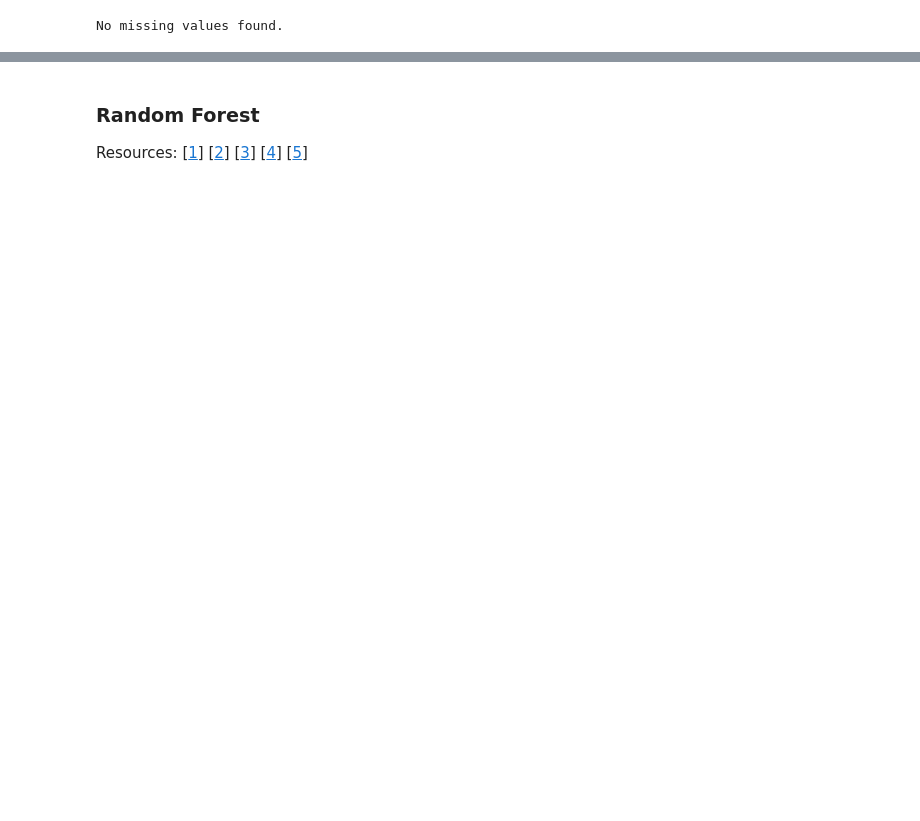
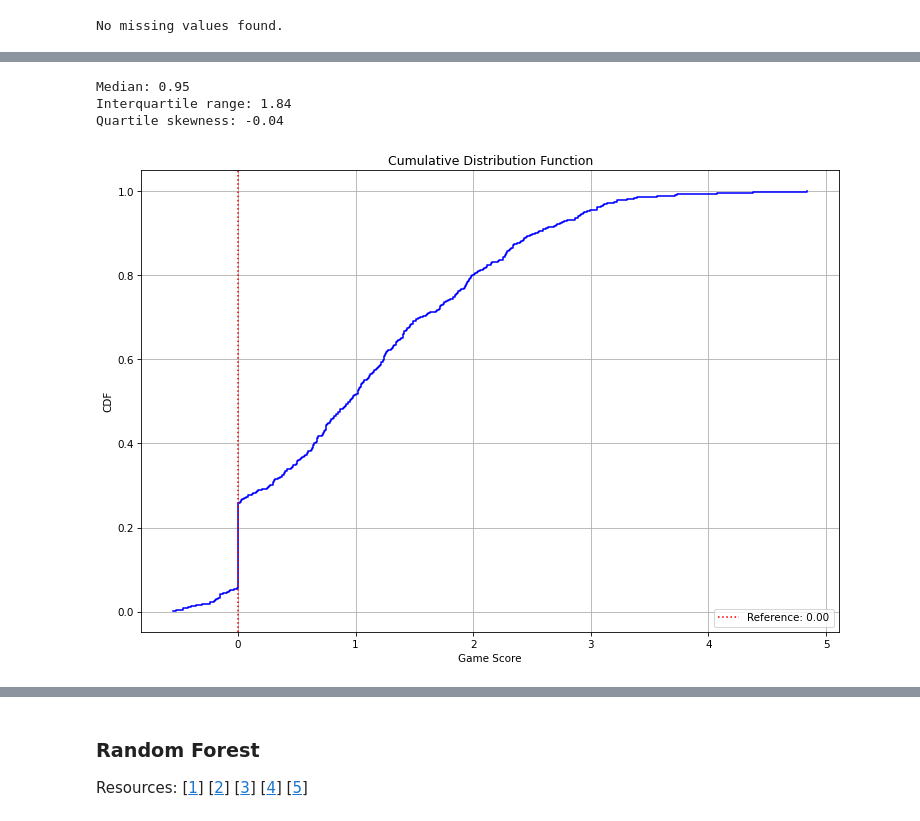
Before and after one commit to thedanicode24/moneypuck-data, a Jupyter notebook: player/matthews.ipynb, the cells around one changed output, grey strips where cells are left out. Cells and saved outputs as stored; diff of their text form; code cells hidden in the pictures; blank space fills up the shorter version.

```diff
--- a/player/matthews.ipynb
+++ b/player/matthews.ipynb
@@ -98,0 +104,7 @@ df = pd.get_dummies(df, columns=["opposingTeam", "home_or_away"])
+# %%
+da.plot_cdf(0, df[feature], xlabel=label)
+# %% [output]
+Median: 0.95
+Interquartile range: 1.84
+Quartile skewness: -0.04
+[figure, added]
```
Also changed, not shown: parts of 21 cells of this notebook, 4 other files.
